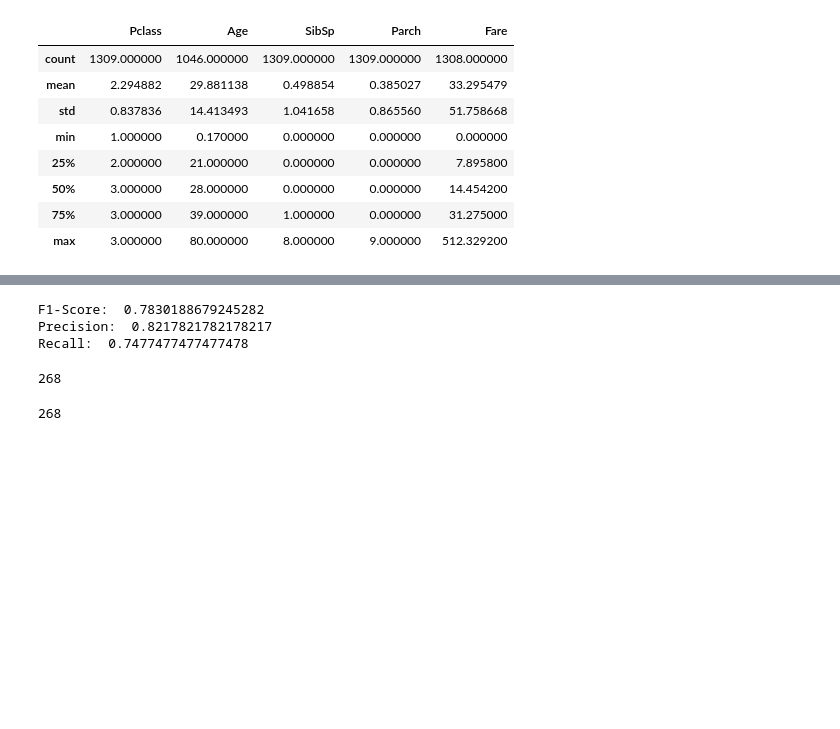
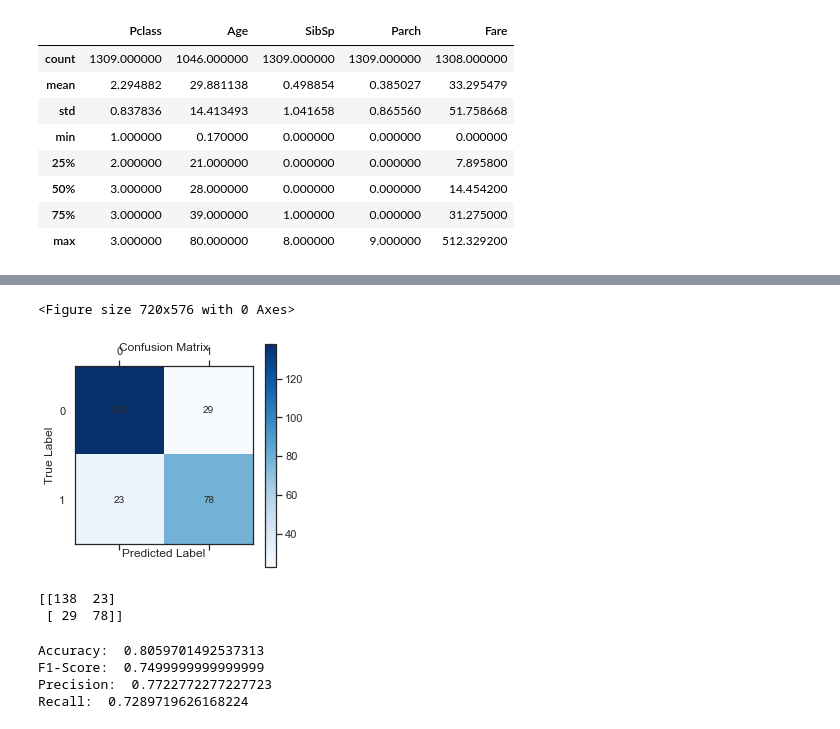
Before and after one commit to GallonShih/Projects, a Jupyter notebook: SideProject/02_Kaggle_Titanic/Titanic.ipynb, the cells around one changed output, grey strips where cells are left out. Saved outputs shown, nothing was run; the diff lists cells and outputs as text; code cells hidden in the pictures; blank space fills up the shorter version.

```diff
--- a/SideProject/02_Kaggle_Titanic/Titanic.ipynb
+++ b/SideProject/02_Kaggle_Titanic/Titanic.ipynb
@@ -300,13 +336,38 @@ plot_roc_curve(model01, X_test, y_test)
+# %%
+plt.figure(figsize = (10, 8), dpi=72,
+           facecolor="white",edgecolor="green")
+cnf_matrix = metrics.confusion_matrix(y_test, y_pred_binarized)
+plt.matshow(cnf_matrix,cmap = plt.cm.Blues) # 背景颜色
+plt.colorbar() # 颜色标签
+
+# 内部添加图例标签
+for x in range(len(cnf_matrix)):
+    for y in range(len(cnf_matrix)):
+        plt.annotate(cnf_matrix[x,y], xy = (x,y), horizontalalignment = 'center', verticalalignment = 'center')
+plt.ylabel('True Label')
+plt.xlabel('Predicted Label')
+plt.title('Confusion Matrix')
+plt.show()
+
+print(cnf_matrix)
+# %% [output]
+<Figure size 720x576 with 0 Axes>
+[figure, added]
+[[138  23]
+ [ 29  78]]
 # %%
 threshold = 0.5
 y_pred_binarized = np.where(y_pred>threshold, 1, 0) # 使用 np.where 函數, 將 y_pred > 0.5 的值變為 1，小於 0.5 的為 0
+accuracy=metrics.accuracy_score(y_test, y_pred_binarized)
 f1 = metrics.f1_score(y_test, y_pred_binarized) # 使用 F1-Score 評估
 precision = metrics.precision_score(y_test, y_pred_binarized) # 使用 Precision 評估
 recall  = metrics.recall_score(y_test, y_pred_binarized) # 使用 recall 評估
+print('Accuracy: ',accuracy)
 print("F1-Score: ", f1)
 print("Precision: ", precision)
 print("Recall: ", recall)
 # %% [output]
-F1-Score:  0.7830188679245282
-Precision:  0.8217821782178217
-Recall:  0.7477477477477478
+Accuracy:  0.8059701492537313
+F1-Score:  0.7499999999999999
+Precision:  0.7722772277227723
+Recall:  0.7289719626168224
@@ -315,8 +373,0 @@ y_test, y_pred_binarized
-# %%
-(y_test == y_pred_binarized).sum()
-# %% [output]
-268
-# %%
-len(y_test)
-# %% [output]
-268
```
Also changed, not shown: parts of 25 cells of this notebook, 1 other file.
